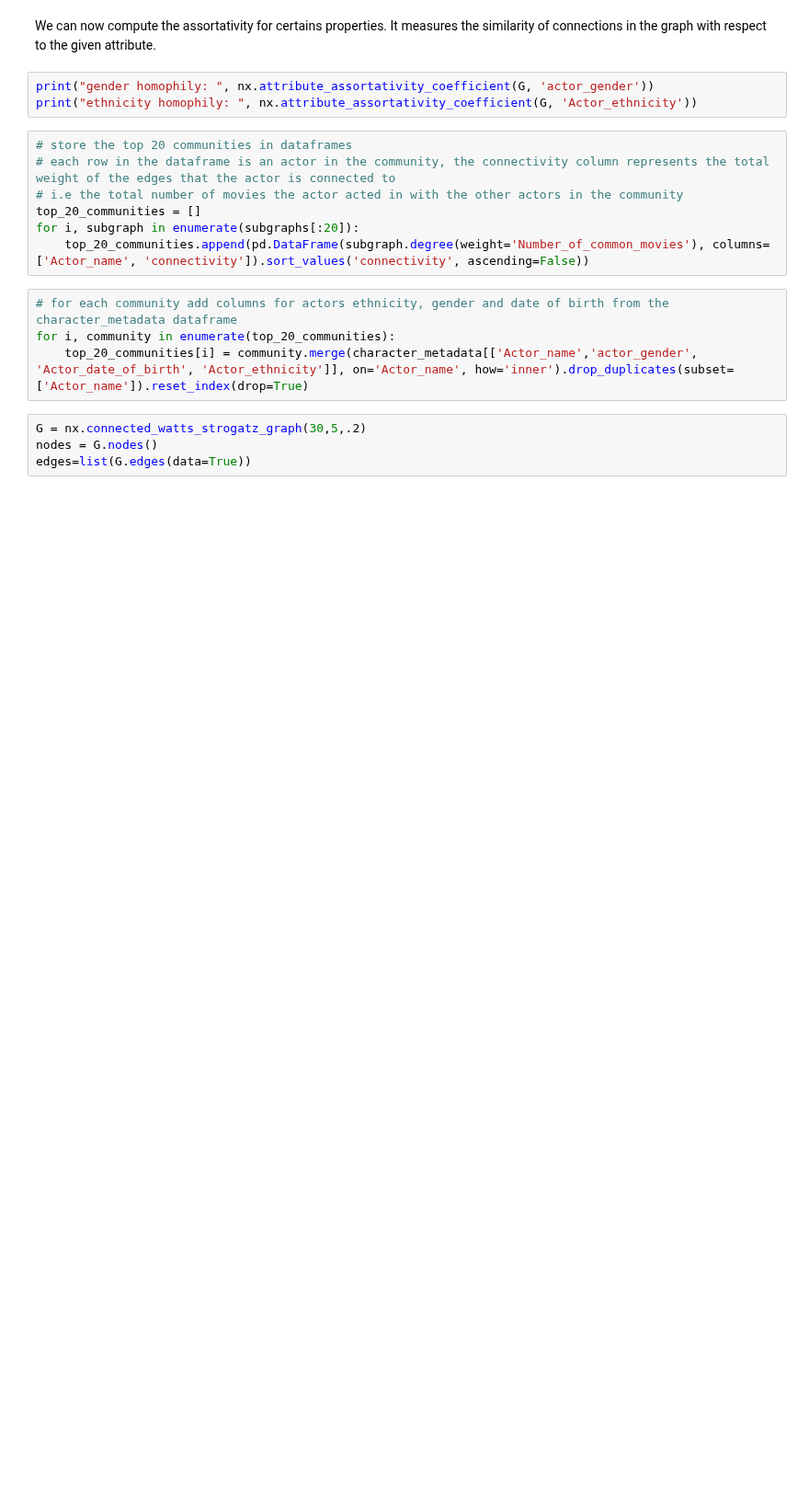
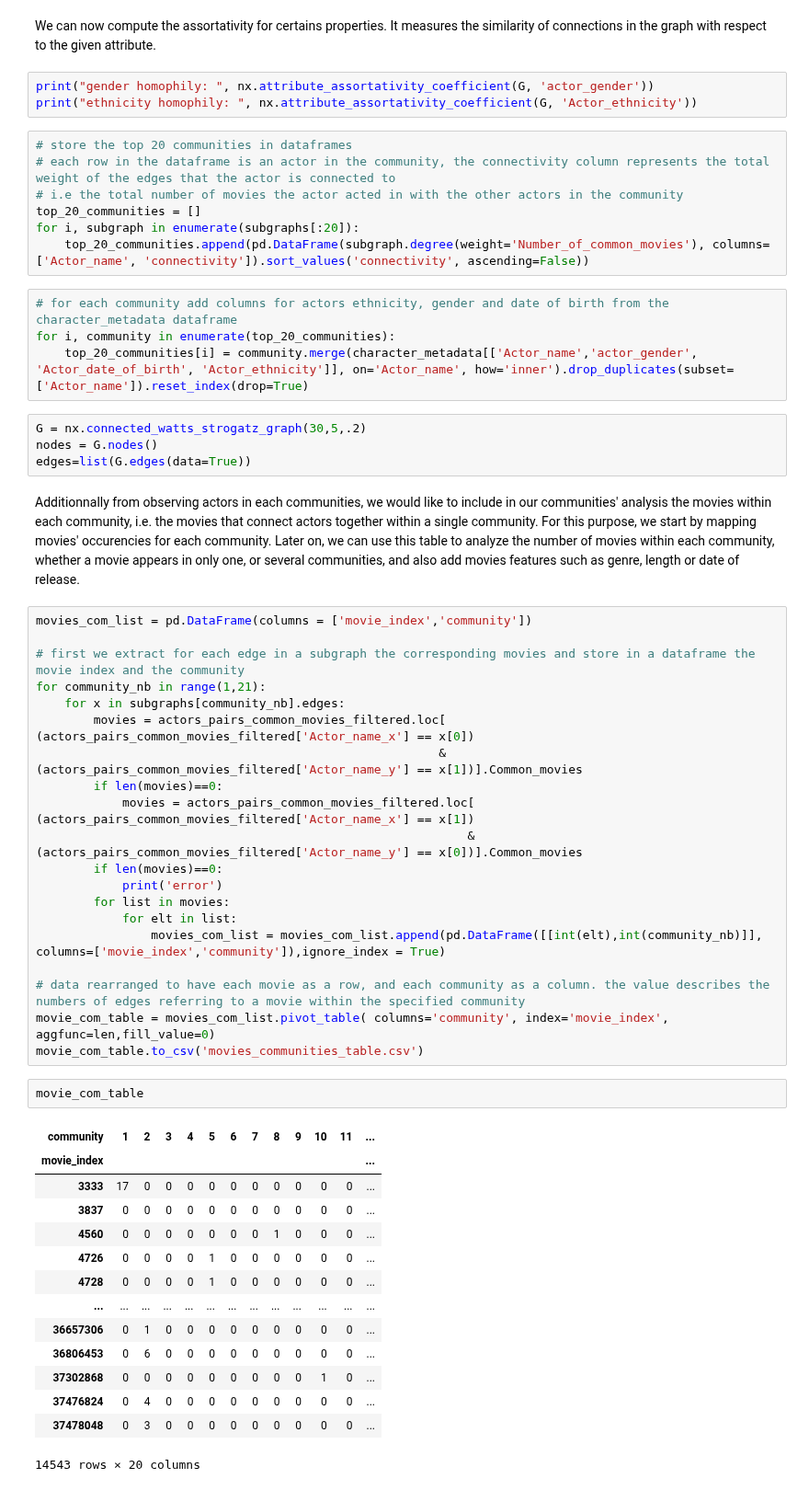
Before and after one commit to epfl-ada/ada-2022-project-addaxx, a Jupyter notebook: CMU.ipynb, the cells around one changed output. Shown at 92% size. Saved outputs shown, nothing was run; the diff lists cells and outputs as text; blank space fills up the shorter version.

Commit message:
movies_communities dataframes

```diff
--- a/CMU.ipynb
+++ b/CMU.ipynb
@@ -292,3 +355,43 @@ for i, community in enumerate(top_20_communities):
 G = nx.connected_watts_strogatz_graph(30,5,.2)
 nodes = G.nodes()
 edges=list(G.edges(data=True))
+# %% [markdown]
+Additionnally from observing actors in each communities, we would like to include in our communities' analysis the movies within each community, i.e. the movies that connect actors together within a single community. For this purpose, we start by mapping movies' occurencies for each community.
+Later on, we can use this table to analyze the number of movies within each community, whether a movie appears in only one, or several communities, and also add movies features such as genre, length or date of release.
+# %%
+movies_com_list = pd.DataFrame(columns = ['movie_index','community'])
+
+# first we extract for each edge in a subgraph the corresponding movies and store in a dataframe the movie index and the community
+for community_nb in range(1,21):
+    for x in subgraphs[community_nb].edges:
+        movies = actors_pairs_common_movies_filtered.loc[   (actors_pairs_common_movies_filtered['Actor_name_x'] == x[0])
+                                                        & (actors_pairs_common_movies_filtered['Actor_name_y'] == x[1])].Common_movies
+        if len(movies)==0:
+            movies = actors_pairs_common_movies_filtered.loc[   (actors_pairs_common_movies_filtered['Actor_name_x'] == x[1])
+                                                            &  (actors_pairs_common_movies_filtered['Actor_name_y'] == x[0])].Common_movies
+        if len(movies)==0:
+            print('error')
+        for list in movies:
+            for elt in list:
+                movies_com_list = movies_com_list.append(pd.DataFrame([[int(elt),int(community_nb)]], columns=['movie_index','community']),ignore_index = True)
+
+# data rearranged to have each movie as a row, and each community as a column. the value describes the numbers of edges referring to a movie within the specified community
+movie_com_table = movies_com_list.pivot_table( columns='community', index='movie_index', aggfunc=len,fill_value=0)
+movie_com_table.to_csv('movies_communities_table.csv')
+# %%
+movie_com_table
+# %% [output]
+| community | 1 | 2 | 3 | 4 | 5 | 6 | 7 | 8 | 9 | 10 | 11 | ... |
+| movie_index |  |  |  |  |  |  |  |  |  |  |  | ... |
+| 3333 | 17 | 0 | 0 | 0 | 0 | 0 | 0 | 0 | 0 | 0 | 0 | ... |
+| 3837 | 0 | 0 | 0 | 0 | 0 | 0 | 0 | 0 | 0 | 0 | 0 | ... |
+| 4560 | 0 | 0 | 0 | 0 | 0 | 0 | 0 | 1 | 0 | 0 | 0 | ... |
+| 4726 | 0 | 0 | 0 | 0 | 1 | 0 | 0 | 0 | 0 | 0 | 0 | ... |
+| 4728 | 0 | 0 | 0 | 0 | 1 | 0 | 0 | 0 | 0 | 0 | 0 | ... |
+| ... | ... | ... | ... | ... | ... | ... | ... | ... | ... | ... | ... | ... |
+| 36657306 | 0 | 1 | 0 | 0 | 0 | 0 | 0 | 0 | 0 | 0 | 0 | ... |
+| 36806453 | 0 | 6 | 0 | 0 | 0 | 0 | 0 | 0 | 0 | 0 | 0 | ... |
+| 37302868 | 0 | 0 | 0 | 0 | 0 | 0 | 0 | 0 | 0 | 1 | 0 | ... |
+| 37476824 | 0 | 4 | 0 | 0 | 0 | 0 | 0 | 0 | 0 | 0 | 0 | ... |
+| 37478048 | 0 | 3 | 0 | 0 | 0 | 0 | 0 | 0 | 0 | 0 | 0 | ... |
+14543 rows × 20 columns
```
Also changed, not shown: parts of 19 cells of this notebook, 4 other files.
